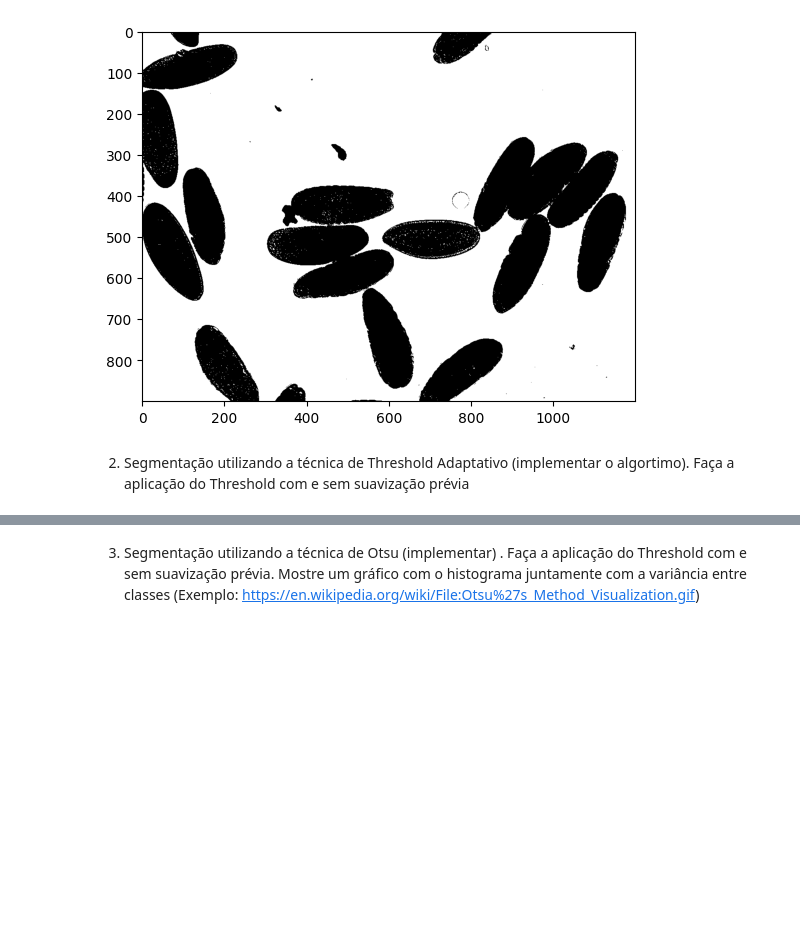
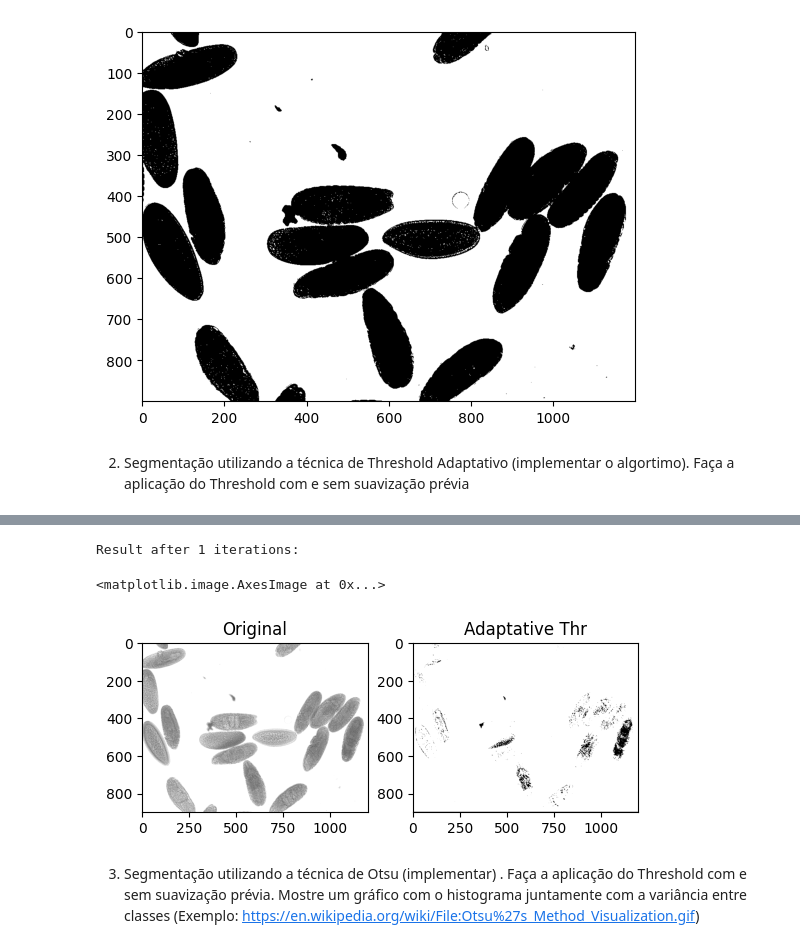
Before and after one commit to BerZeNot/gsi058_t1_paulo.gg, a Jupyter notebook: Lab06 - Thresholding/lab06.ipynb, the cells around one changed output, grey strips where cells are left out. Cells and saved outputs as stored; diff of their text form; code cells hidden in the pictures; blank space fills up the shorter version.

```diff
--- a/Lab06 - Thresholding/lab06.ipynb
+++ b/Lab06 - Thresholding/lab06.ipynb
@@ -57,3 +114,50 @@ plt.imshow(img1, cmap='gray', vmin=0, vmax=255);
+# %%
+# Aplicação com suavização prévia
+
+def smoothWithAvg(image, width, height):
+    out = np.zeros((height,width))
+    for i in range(1,height-1):
+        for j in range(1,width-1):
+            neighborsBlock = image[i-1:i+2, j-1:j+2]
+            out[i,j] = np.sum(neighborsBlock)/9
+    return out
+
+
+
+img2 = cv2.imread("insitu107595.jpg", cv2.IMREAD_GRAYSCALE)
+
+plt.subplot(1,2,1)
+plt.title("Original")
+plt.imshow(img2, cmap='gray', vmin=0, vmax=255)
+
+img2H = img2.shape[0]
+img2W = img2.shape[1]
+
+img2 = smoothWithAvg(img2, img2W, img2H)
+im2Out = np.zeros((img2H, img2W))
+estimateT = np.average([np.min(img2), np.max(img2)])
+
+segmentImage(originalImage=img2, imageOut=im2Out, imgWidth=img2W, imgHeight=img2H, thr=estimateT)
+currentT = estimateT
+newT = currentT
+iterCounter = 0
+while True:
+    iterCounter = iterCounter + 1
+    groupsAvg = calculateGroupsAverage(img2, segmentedImage=im2Out, imgWidth=img2W, imgHeight=img2H)
+    currentT = newT
+    newT = (groupsAvg["g1"] + groupsAvg["g2"])/2
+    if((newT-currentT) <= newT-estimateT):
+        break
+    segmentImage(originalImage=img2, imageOut=im2Out, imgWidth=img2W, imgHeight=img2H, thr=newT)
+
+print("Result after",iterCounter, "iterations:")
+plt.subplot(1,2,2)
+plt.title("Adaptative Thr")
+plt.imshow(im2Out, cmap='gray', vmin=0, vmax=255)
+# %% [output]
+Result after 1 iterations:
+<matplotlib.image.AxesImage at 0x...>
+[figure, added]
 # %% [markdown]
 3) Segmentação utilizando a técnica de Otsu (implementar) . Faça a aplicação do Threshold com e sem suavização prévia. Mostre um gráfico com o histograma juntamente com a variância entre classes (Exemplo: https://en.wikipedia.org/wiki/File:Otsu%27s_Method_Visualization.gif)
 # %%
```
Also changed, not shown: parts of 4 cells of this notebook.
